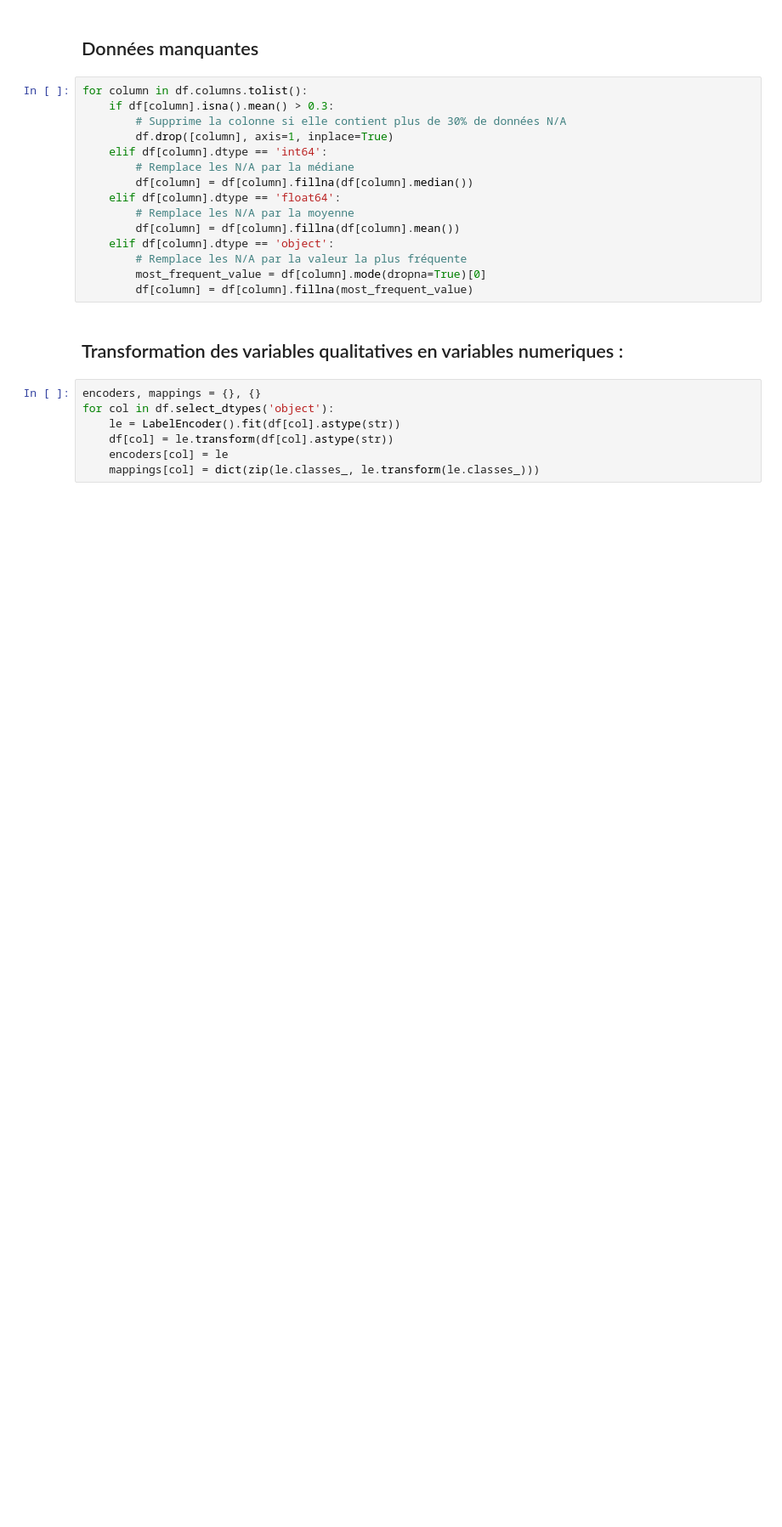
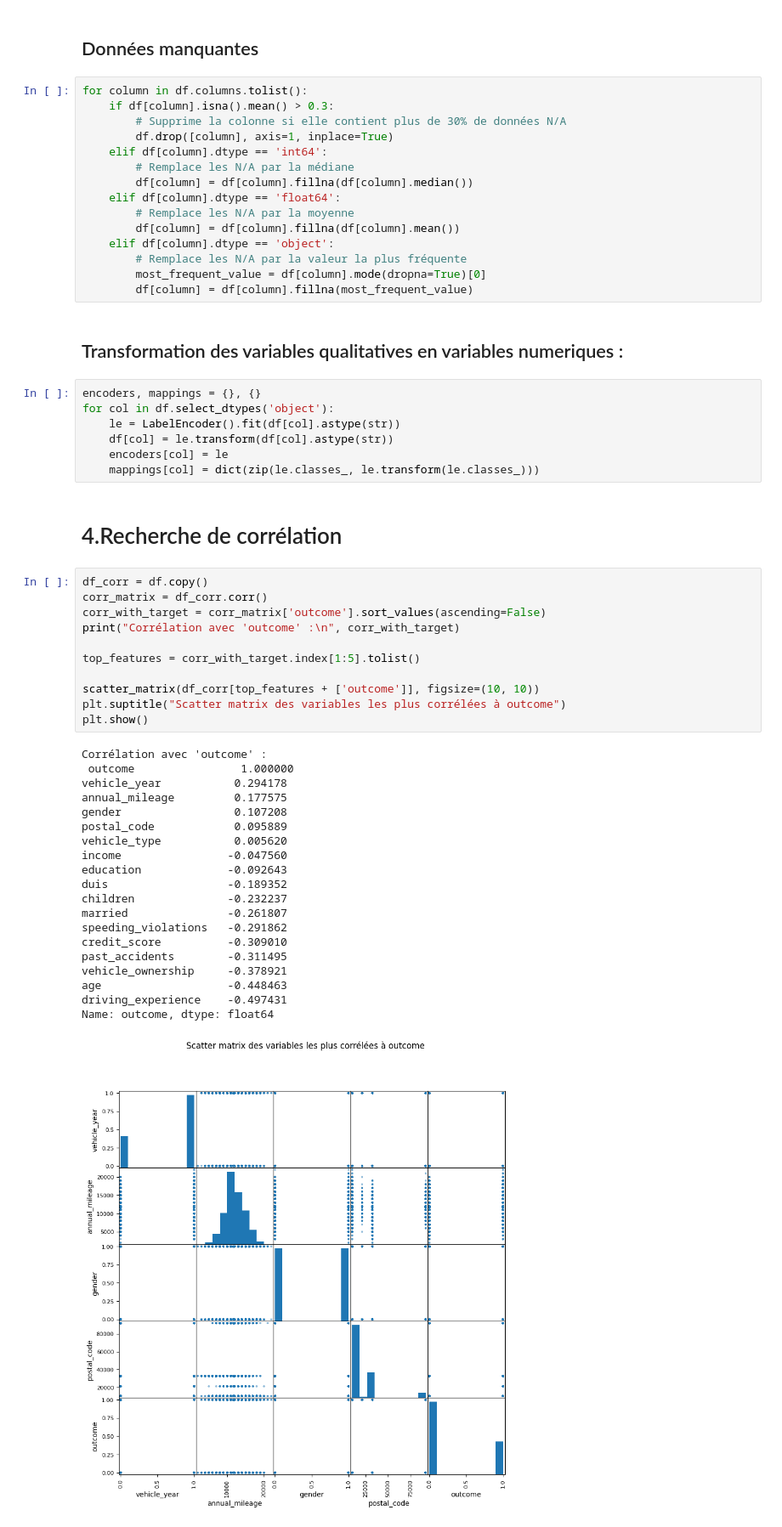
Before and after one commit to MatysLep/ProjetDataScience, a Jupyter notebook: car_insurance_project.ipynb, the cells around one changed output. Shown: that part at 85% size. Saved outputs shown, nothing was run; the diff lists cells and outputs as text; blank space fills up the shorter version.

Commit message:
✓ Recherche de corrélation, Extraction des jeux d’apprentissage et de test

```diff
--- a/car_insurance_project.ipynb
+++ b/car_insurance_project.ipynb
@@ -174,3 +174,37 @@ for col in df.select_dtypes('object'):
     df[col] = le.transform(df[col].astype(str))
     encoders[col] = le
     mappings[col] = dict(zip(le.classes_, le.transform(le.classes_)))
+# %% [markdown]
+# 4.Recherche de corrélation
+# %%
+df_corr = df.copy()
+corr_matrix = df_corr.corr()
+corr_with_target = corr_matrix['outcome'].sort_values(ascending=False)
+print("Corrélation avec 'outcome' :\n", corr_with_target)
+
+top_features = corr_with_target.index[1:5].tolist()
+
+scatter_matrix(df_corr[top_features + ['outcome']], figsize=(10, 10))
+plt.suptitle("Scatter matrix des variables les plus corrélées à outcome")
+plt.show()
+# %% [output]
+Corrélation avec 'outcome' :
+ outcome                1.000000
+vehicle_year           0.294178
+annual_mileage         0.177575
+gender                 0.107208
+postal_code            0.095889
+vehicle_type           0.005620
+income                -0.047560
+education             -0.092643
+duis                  -0.189352
+children              -0.232237
+married               -0.261807
+speeding_violations   -0.291862
+credit_score          -0.309010
+past_accidents        -0.311495
+vehicle_ownership     -0.378921
+age                   -0.448463
+driving_experience    -0.497431
+Name: outcome, dtype: float64
+[figure, added]
```
Also changed, not shown: parts of 5 cells of this notebook.
